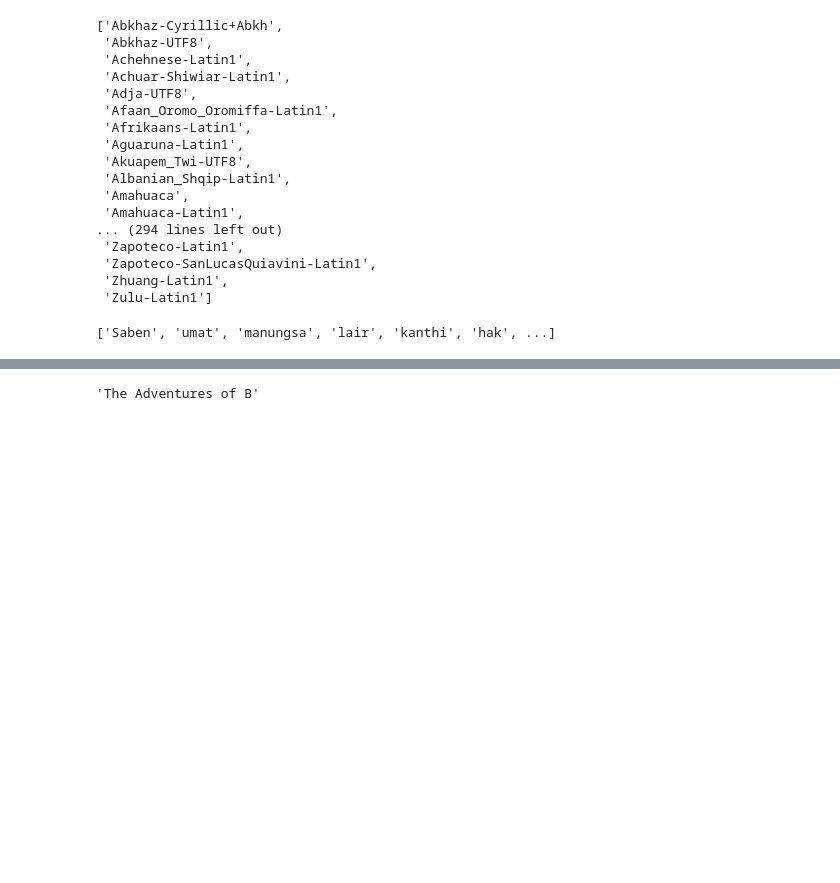
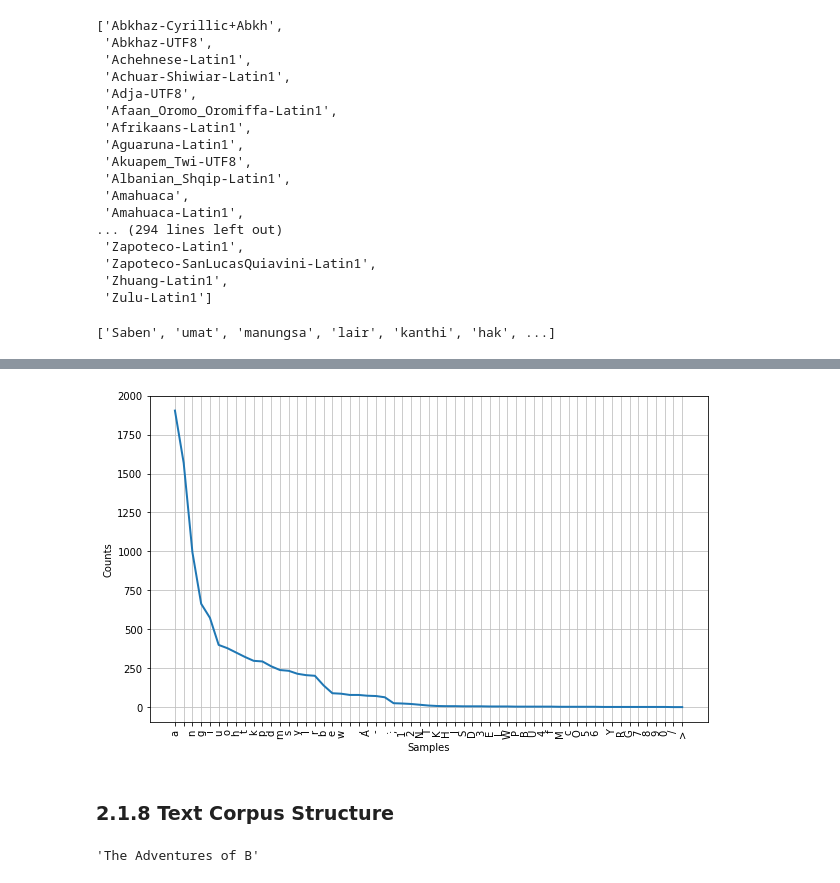
Before and after one commit to rjafarau/nltk-book, a Jupyter notebook: examples/nltk-book-chap02-1.ipynb, the cells around one changed output, grey strips where cells are left out. Saved outputs shown, nothing was run; the diff lists cells and outputs as text; code cells hidden in the pictures; blank space fills up the shorter version.

```diff
--- a/examples/nltk-book-chap02-1.ipynb
+++ b/examples/nltk-book-chap02-1.ipynb
@@ -587,3 +603,14 @@ cfd.plot(cumulative=True)
+# %%
+language = 'Waray'
+
+raw_text = udhr.raw(language + '-Latin1')
+
+plt.figure(figsize=(10, 6))
+nltk.FreqDist(raw_text).plot()
+# %% [output]
+[figure, added]
+# %% [markdown]
+### 2.1.8 Text Corpus Structure
 # %%
 raw = gutenberg.raw("burgess-busterbrown.txt")
 # %%
```
Also changed, not shown: parts of 18 cells of this notebook.
